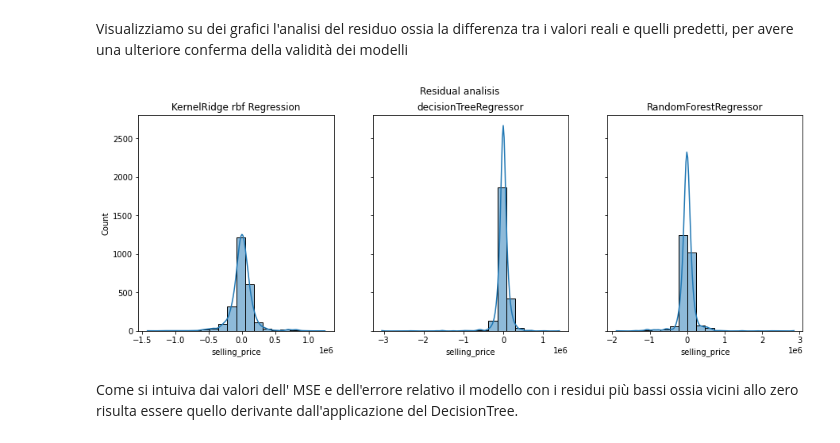
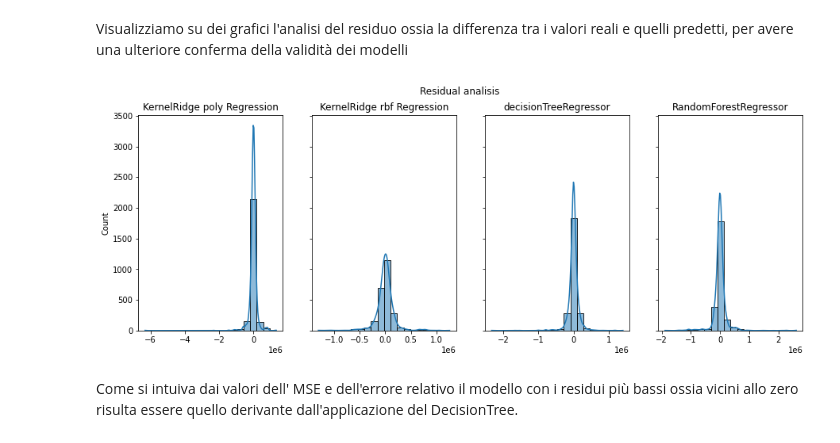
Before and after one commit to MariaMengozzi/esameDI, a Jupyter notebook: Progetto_esame_DI_con_preprocessing_differenziato.ipynb, the cells around one changed output. Saved outputs shown, nothing was run; the diff lists cells and outputs as text; code cells hidden in the pictures.

```diff
--- a/Progetto_esame_DI_con_preprocessing_differenziato.ipynb
+++ b/Progetto_esame_DI_con_preprocessing_differenziato.ipynb
@@ -780,6 +786,6 @@ final_data.head()
 | 4 | 130000 | 120000 | Petrol | Individual | Manual | First Owner | 16.10 | 1298 | 88.20 | ... |
 # %%
 #rimuovo mileage anche dalla lista delle feature numeriche
-numerical = data.columns[~data.columns.isin(categorical + ['selling_price', 'torque'])]
+numerical = data.columns[~data.columns.isin(categorical + ['selling_price'] )]
 numerical
 # %% [output]
@@ -829,3 +837,6 @@ X.head()
+# %%
+y_train = scaler_y.fit_transform(y_train.values[:, None]).ravel()
+y_val = scaler_y.transform(y_val.values[:, None]).ravel()
 # %% [markdown]
 # 3- Modellazione
 # %% [markdown]
@@ -845,12 +856,17 @@ def print_k_cross_validation_scores(model, X, y, kf):
     print("            Scores: {}\n              Mean: {}\nStandard deviation: {}".format(scores, scores.mean(), scores.std()))
 
 def relative_error(y_true, y_pred):
-    return np.mean(np.abs((y_true - y_pred) / y_true))
+    y_real = scaler_y.inverse_transform(y_true)
+    y_pred = scaler_y.inverse_transform(y_pred)
+    return np.mean(np.abs((y_real - y_pred) / y_real))
 
 def grid_search_with_cross_validation(model, grid, kf):
     grid_search = GridSearchCV(model, grid, cv=kf, refit=True)
 
     X_train, X_val, y_train, y_val = train_test_split(X, y, test_size=1/3, random_state=42)
+
+    y_train = scaler_y.fit_transform(y_train.values[:, None]).ravel()
+    y_val = scaler_y.transform(y_val.values[:, None]).ravel()
 
     grid_search.fit(X_train, y_train)
 
@@ -1251,7 +1254,7 @@ def print_eval(X, y, model):
     print("       Relative error: {:.5%}".format(relative_error(y,model.predict(X))))
     print("R-squared coefficient: {:.5}".format(model.score(X, y)))
 # %%
-models_name = ['KernelRidge rbf Regression','decisionTreeRegressor', 'RandomForestRegressor']
+models_name = ['KernelRidge poly Regression','KernelRidge rbf Regression','decisionTreeRegressor', 'RandomForestRegressor']
 predictions = []
 for num,name in enumerate(models_name,1):
   model = models[name]['Model']
@@ -1289,13 +1292,13 @@ Visionando i valori di $R^2$ e i grafici possiamo dire che il modello di tipo de
 Visualizziamo su dei grafici l'analisi del residuo ossia la differenza tra i valori reali e quelli predetti, per avere una ulteriore conferma
 della validità dei modelli
 # %%
-fig, axes = plt.subplots(1,3, figsize=(15, 5), sharey=True)
+fig, axes = plt.subplots(1,4, figsize=(15, 5), sharey=True)
 fig.suptitle('Residual analisis')
-for i in range(3):
-  sns.histplot((y_val- predictions[i][models_name[i]]),bins=20, ax=axes[i],kde=True)
+for i in range(4):
+  sns.histplot((scaler_y.inverse_transform(y_val)- scaler_y.inverse_transform(predictions[i][models_name[i]])),bins=20, ax=axes[i],kde=True)
   axes[i].set_title(models_name[i])
 # %% [output]
-[figure, old version]
+[figure, new version]
 # %% [markdown]
 Come si intuiva dai valori dell' MSE e dell'errore relativo il modello con i residui più bassi ossia vicini allo zero risulta essere quello derivante dall'applicazione del DecisionTree.
 # %% [markdown]
```
Also changed, not shown: parts of 36 cells of this notebook.
